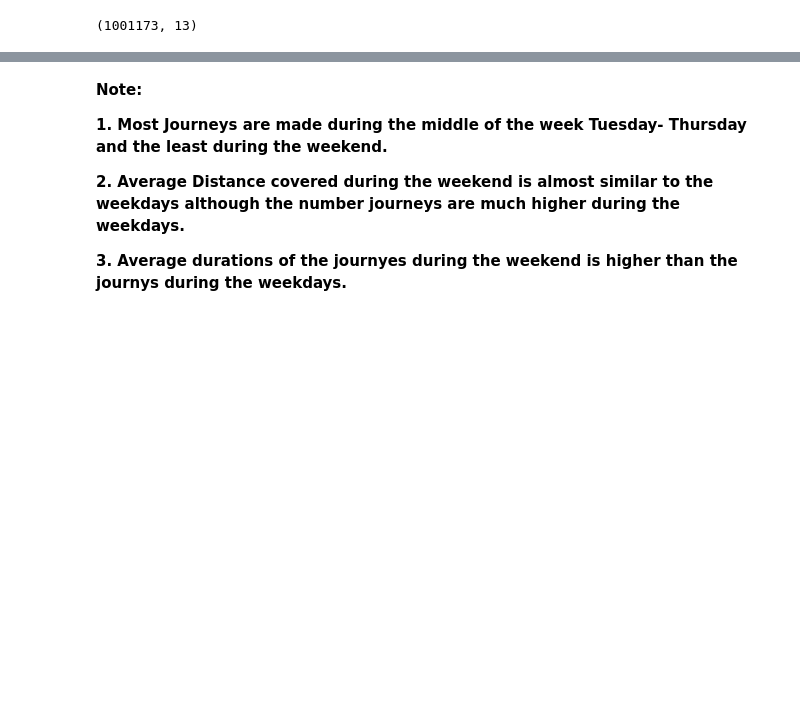
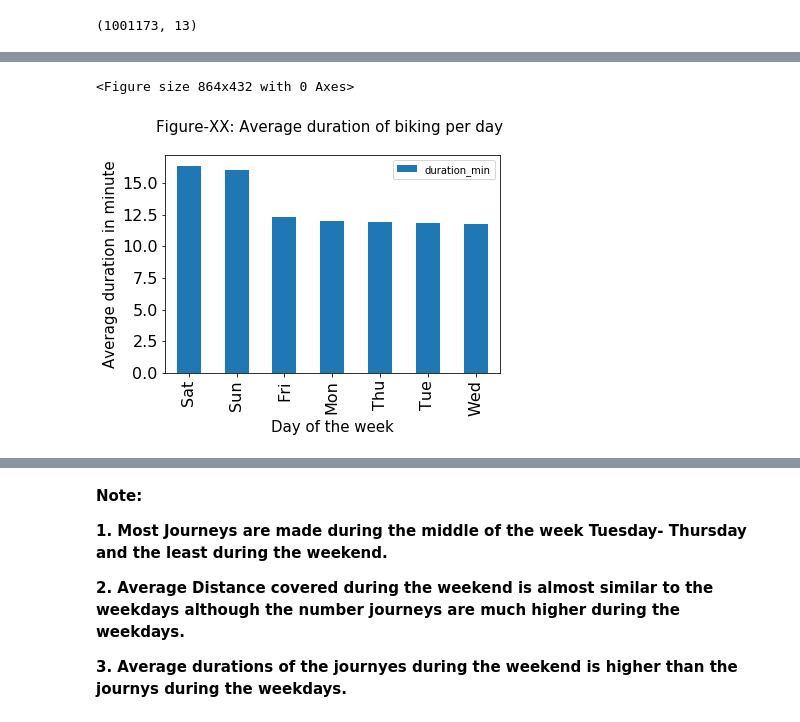
Before and after one commit to jahid-razan/Data-Analyst_Nano_degree_projects, a Jupyter notebook: Data_Story- Time & User Type.ipynb, the cells around one changed output, grey strips where cells are left out. Drawn from its saved outputs; the diff is of its cells as text; code cells hidden in the pictures; blank space fills up the shorter version.

```diff
--- a/Data_Story- Time & User Type.ipynb
+++ b/Data_Story- Time & User Type.ipynb
@@ -130,0 +104,3 @@ sns.countplot(data = avg_duration_per_day , y = 'duration_min')
+# %%
+avg_duration = df_time.groupby(['day']).mean().duration_min.reset_index().sort_values('duration_min', ascending=False)
+avg_duration
@@ -131,2 +116,15 @@ sns.countplot(data = avg_duration_per_day , y = 'duration_min')
+# %%
+plt.figure(figsize =[12, 6])
+sns.color_palette()
+base_color = sns.color_palette()[0]
+avg_duration.plot.bar(x='day', y='duration_min', color = base_color)
+plt.xlabel("Day of the week", fontsize=15)
+plt.ylabel("Average duration in minute",fontsize=15)
+plt.title('Figure-XX: Average duration of biking per day \n',fontsize=15)
+plt.rc('xtick',labelsize=14)
+plt.rc('ytick',labelsize=14)
+# %% [output]
+<Figure size 864x432 with 0 Axes>
+[figure, added]
 # %%
 ## Plot Proportion of journeys made per Day
```
Also changed, not shown: parts of 79 cells of this notebook, 3 other files.
